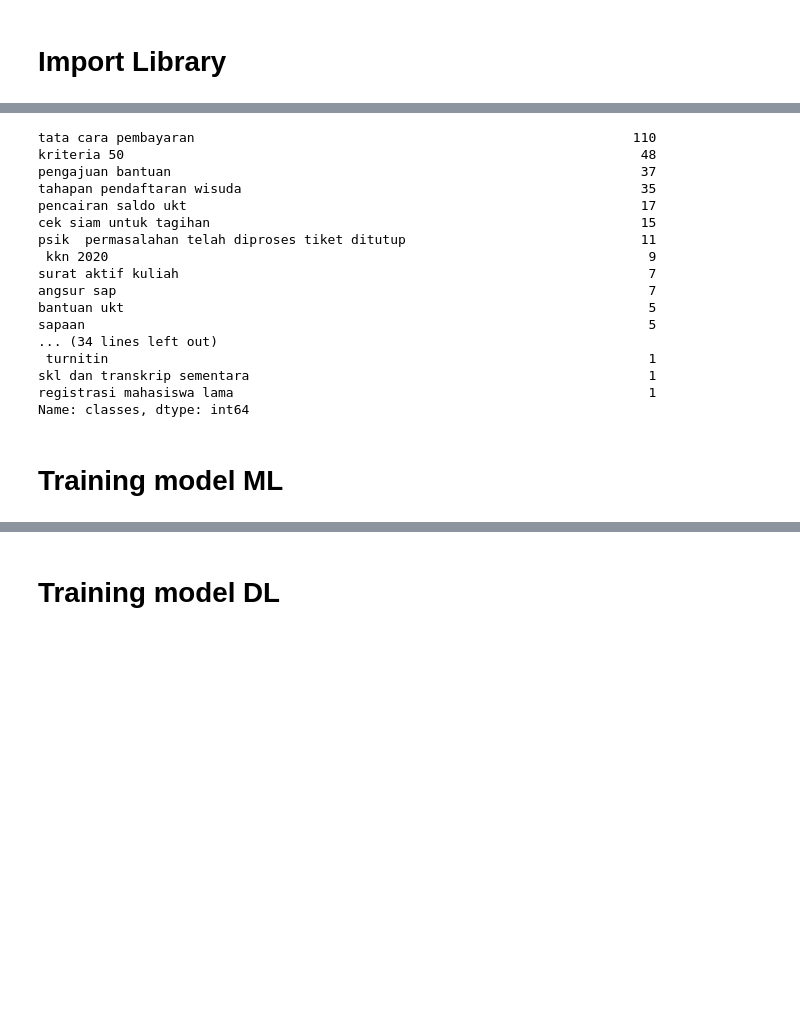
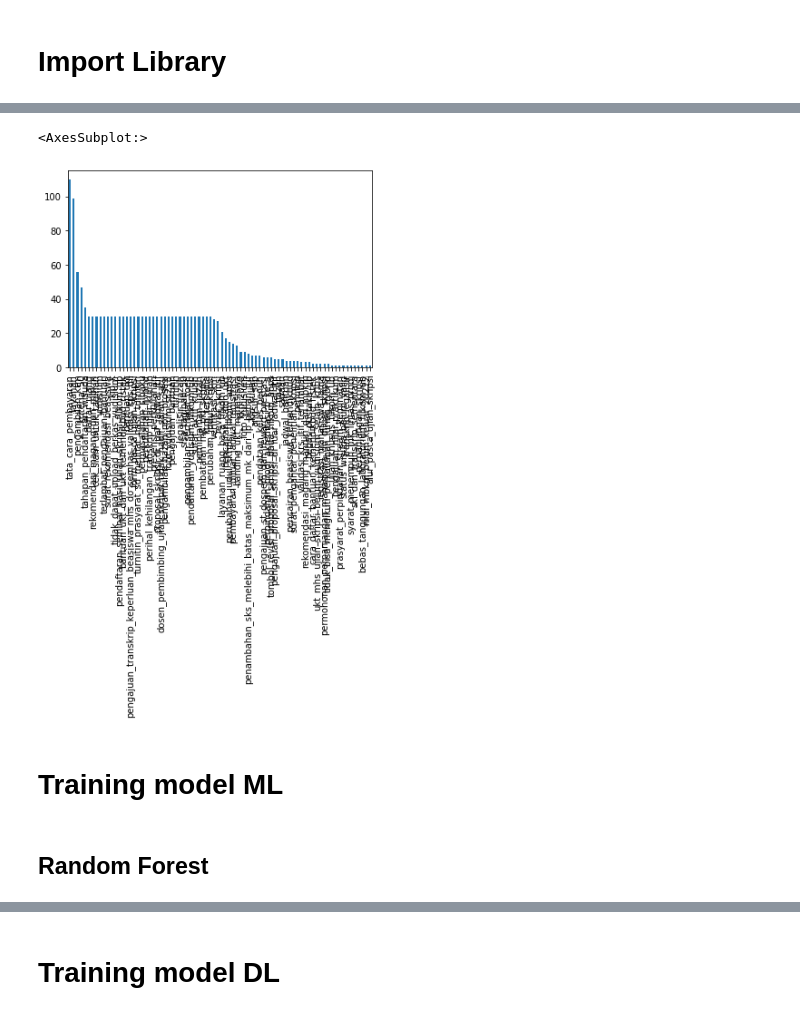
Before and after one commit to AndiAlifs/Halofilkom_dump, a Jupyter notebook: Chatbot_seFilkom.ipynb, the cells around one changed output, grey strips where cells are left out. Saved outputs shown, nothing was run; the diff lists cells and outputs as text; code cells hidden in the pictures; blank space fills up the shorter version.

```diff
--- a/Chatbot_seFilkom.ipynb
+++ b/Chatbot_seFilkom.ipynb
@@ -1,2 +1,4 @@
 # %% [markdown]
 # Download intent
+# %%
+nama_file = "intents_terpaling_baru.json"
@@ -56,5 +49,5 @@ intents_newV2SiPali 100%[===================>]  51.86K   311KB/s    in 0.2s
 # %%
-f = open("intents_newV2SiPalingClean_v2.json")
+f = open(nama_file, encoding="utf8")
 data = json.load(f)
 f.close()
 
@@ -93,23 +88,8 @@ df = pd.DataFrame(data=d)
 # %%
-df['classes'].value_counts()
+df['classes'].value_counts().plot(kind='bar')
 # %% [output]
-tata cara pembayaran                                                        110
-kriteria 50                                                                  48
-pengajuan bantuan                                                            37
-tahapan pendaftaran wisuda                                                   35
-pencairan saldo ukt                                                          17
-cek siam untuk tagihan                                                       15
-psik  permasalahan telah diproses tiket ditutup                              11
- kkn 2020                                                                     9
-surat aktif kuliah                                                            7
-angsur sap                                                                    7
-bantuan ukt                                                                   5
-sapaan                                                                        5
-... (34 lines left out)
- turnitin                                                                     1
-skl dan transkrip sementara                                                   1
-registrasi mahasiswa lama                                                     1
-Name: classes, dtype: int64
+<AxesSubplot:>
+[figure, added]
 # %%
 training = []
 
@@ -149,0 +133,2 @@ output_shape = len(train_y[0])
+# %% [markdown]
+## Random Forest
```
Also changed, not shown: parts of 43 cells of this notebook, 6 other files.
